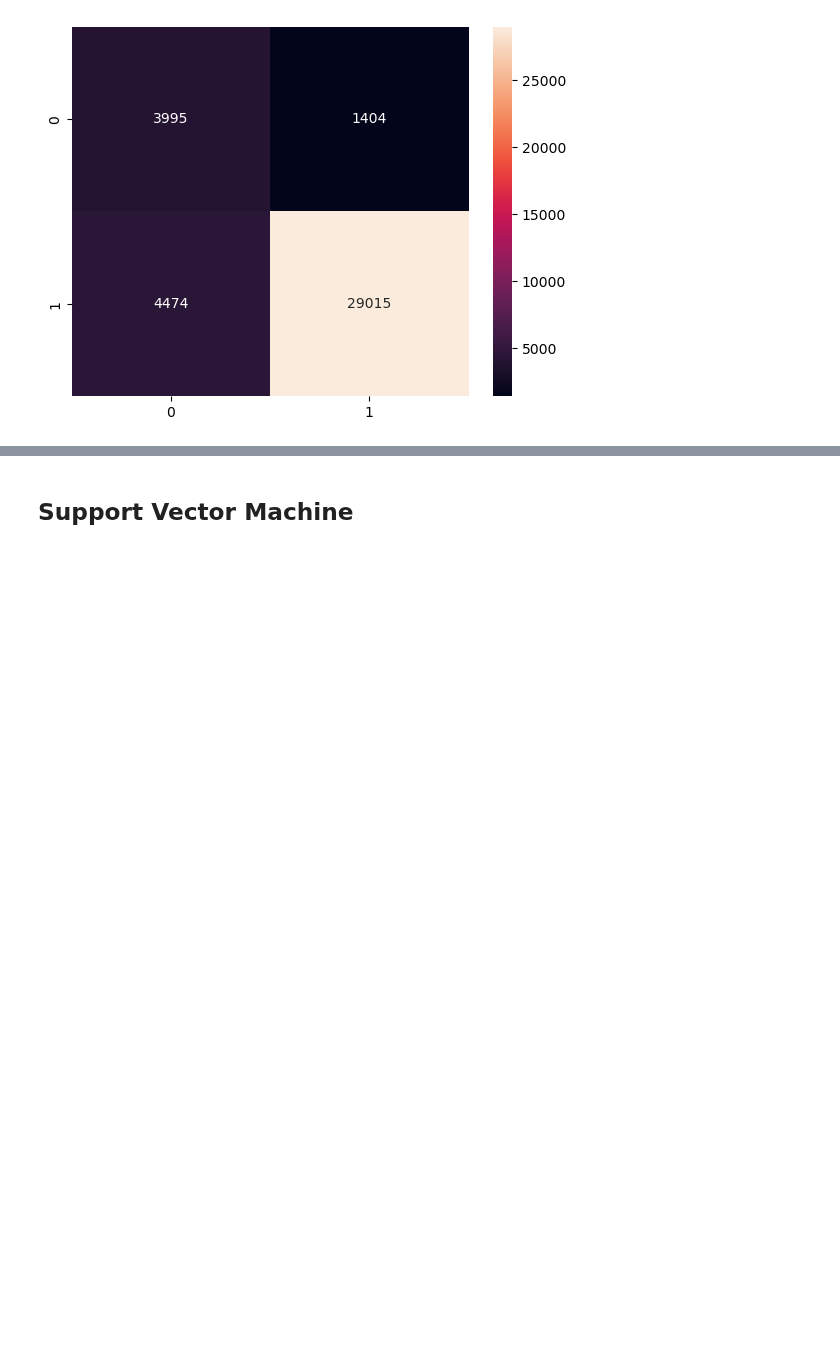
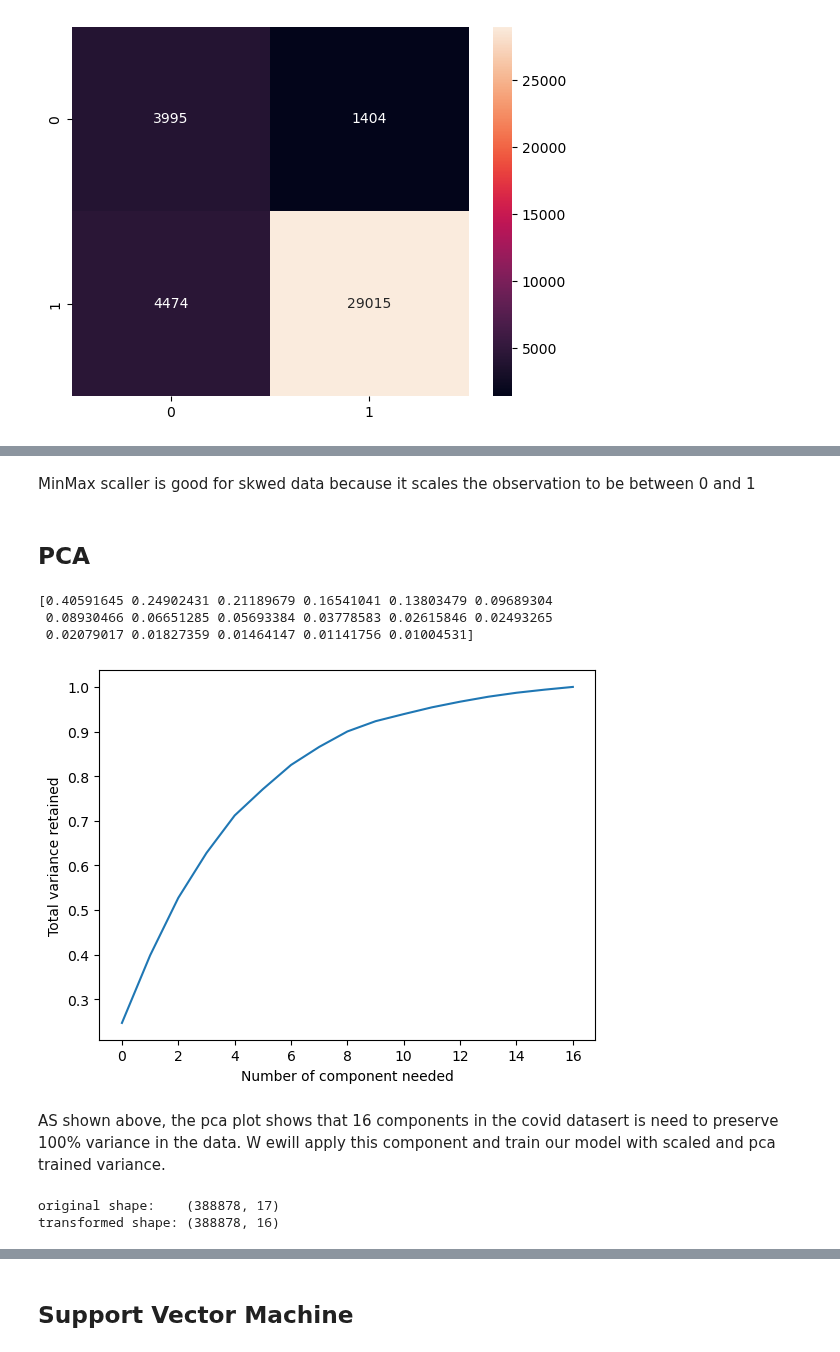
Before and after one commit to Ayomide-ola/Machine-Learning, a Jupyter notebook: CA1_ML.ipynb, the cells around one changed output, grey strips where cells are left out. Drawn from its saved outputs; the diff is of its cells as text; code cells hidden in the pictures; blank space fills up the shorter version.

```diff
--- a/CA1_ML.ipynb
+++ b/CA1_ML.ipynb
@@ -1036,0 +1024,2 @@ df3.shape
+# %%
+df3 = df2.drop(['DIED'], axis =1, inplace=False)
@@ -1036,0 +1054,39 @@ df3.shape
+# %% [markdown]
+MinMax scaller is good for skwed data because it scales the observation to be between 0 and 1
+# %%
+from sklearn.preprocessing import MinMaxScaler
+scaler = MinMaxScaler()
+covid_scaled = scaler.fit_transform(df3)
+# %% [markdown]
+## PCA
+# %%
+# Import pca library
+from sklearn.decomposition import PCA
+# Get the pattern in the data
+pca= PCA()
+covid =pca.fit(covid_scaled)
+# %%
+print(covid.explained_variance_)
+# %% [output]
+[0.40591645 0.24902431 0.21189679 0.16541041 0.13803479 0.09689304
+ 0.08930466 0.06651285 0.05693384 0.03778583 0.02615846 0.02493265
+ 0.02079017 0.01827359 0.01464147 0.01141756 0.01004531]
+# %%
+plt.plot(np.cumsum(covid.explained_variance_ratio_))
+plt.xlabel ("Number of component needed")
+plt.ylabel ("Total variance retained")
+plt.show()
+# %% [output]
+[figure, added]
+# %% [markdown]
+AS shown above, the pca plot shows that 16 components in the covid datasert is need to preserve 100% variance in the data. W ewill apply this component and train our model with scaled and pca trained variance.
+# %%
+#Sepcifying i need just 16 features
+pca= PCA(16)
+covid_t = pca.fit_transform(covid_scaled)
+print("original shape:   ", covid_scaled.shape)
+print("transformed shape:", covid_t.shape)
+# now fetures have been transformed to 25 features
+# %% [output]
+original shape:    (388878, 17)
+transformed shape: (388878, 16)
```
Also changed, not shown: parts of 69 cells of this notebook.
